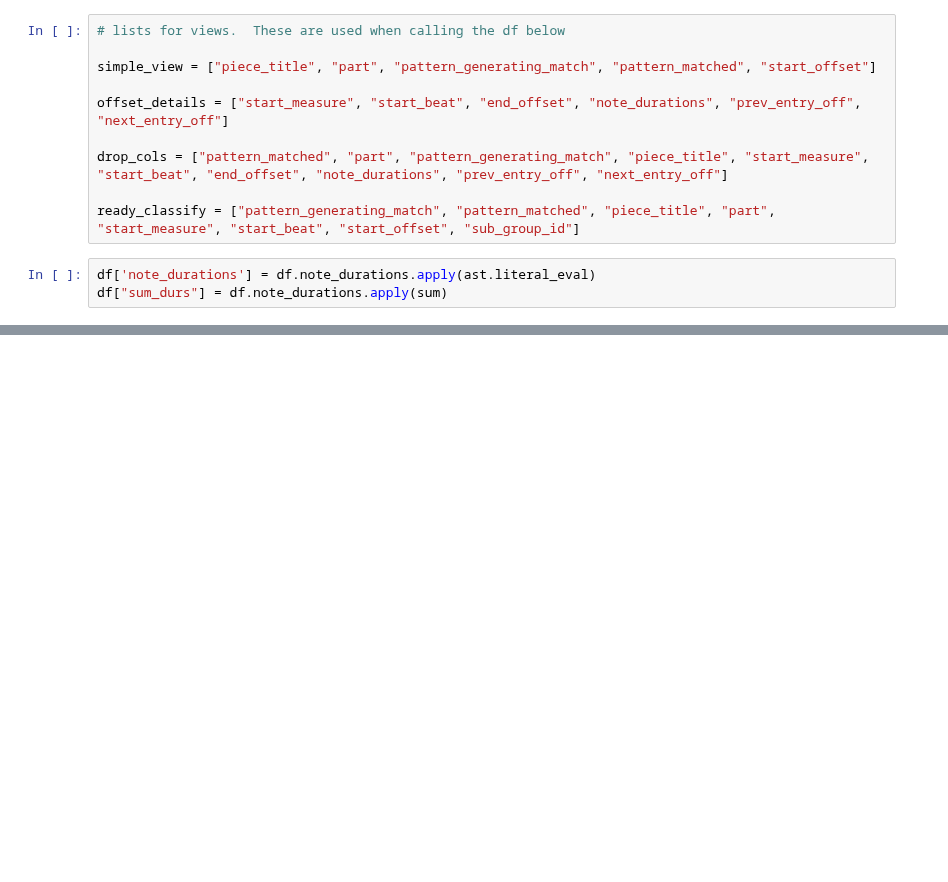
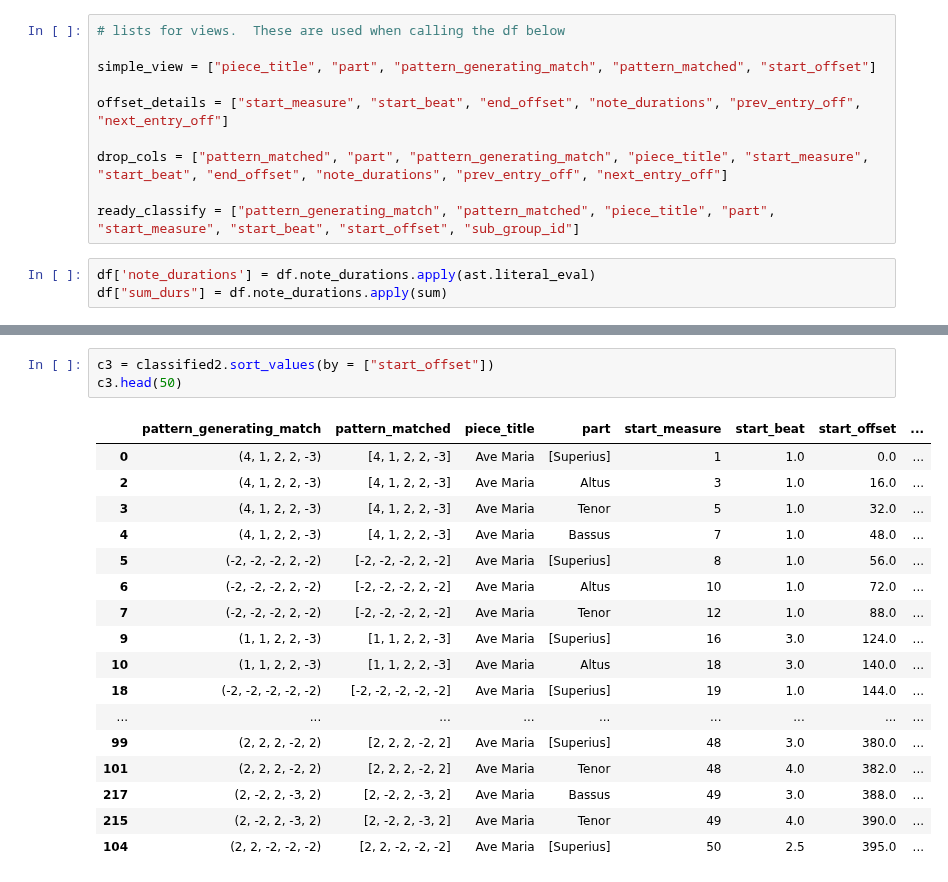
Before and after one commit to RichardFreedman/CRIM-notebooks, a Jupyter notebook: CRIM/CRIM_Group_Tests.ipynb, the cells around one changed output, grey strips where cells are left out. Drawn from its saved outputs; the diff is of its cells as text; blank space fills up the shorter version.

```diff
--- a/CRIM/CRIM_Group_Tests.ipynb
+++ b/CRIM/CRIM_Group_Tests.ipynb
@@ -195,0 +214,21 @@ classified2.head(50)
+# %%
+c3 = classified2.sort_values(by = ["start_offset"])
+c3.head(50)
+# %% [output]
+|  | pattern_generating_match | pattern_matched | piece_title | part | start_measure | start_beat | start_offset | ... |
+| 0 | (4, 1, 2, 2, -3) | [4, 1, 2, 2, -3] | Ave Maria | [Superius] | 1 | 1.0 | 0.0 | ... |
+| 2 | (4, 1, 2, 2, -3) | [4, 1, 2, 2, -3] | Ave Maria | Altus | 3 | 1.0 | 16.0 | ... |
+| 3 | (4, 1, 2, 2, -3) | [4, 1, 2, 2, -3] | Ave Maria | Tenor | 5 | 1.0 | 32.0 | ... |
+| 4 | (4, 1, 2, 2, -3) | [4, 1, 2, 2, -3] | Ave Maria | Bassus | 7 | 1.0 | 48.0 | ... |
+| 5 | (-2, -2, -2, 2, -2) | [-2, -2, -2, 2, -2] | Ave Maria | [Superius] | 8 | 1.0 | 56.0 | ... |
+| 6 | (-2, -2, -2, 2, -2) | [-2, -2, -2, 2, -2] | Ave Maria | Altus | 10 | 1.0 | 72.0 | ... |
+| 7 | (-2, -2, -2, 2, -2) | [-2, -2, -2, 2, -2] | Ave Maria | Tenor | 12 | 1.0 | 88.0 | ... |
+| 9 | (1, 1, 2, 2, -3) | [1, 1, 2, 2, -3] | Ave Maria | [Superius] | 16 | 3.0 | 124.0 | ... |
+| 10 | (1, 1, 2, 2, -3) | [1, 1, 2, 2, -3] | Ave Maria | Altus | 18 | 3.0 | 140.0 | ... |
+| 18 | (-2, -2, -2, -2, -2) | [-2, -2, -2, -2, -2] | Ave Maria | [Superius] | 19 | 1.0 | 144.0 | ... |
+| ... | ... | ... | ... | ... | ... | ... | ... | ... |
+| 99 | (2, 2, 2, -2, 2) | [2, 2, 2, -2, 2] | Ave Maria | [Superius] | 48 | 3.0 | 380.0 | ... |
+| 101 | (2, 2, 2, -2, 2) | [2, 2, 2, -2, 2] | Ave Maria | Tenor | 48 | 4.0 | 382.0 | ... |
+| 217 | (2, -2, 2, -3, 2) | [2, -2, 2, -3, 2] | Ave Maria | Bassus | 49 | 3.0 | 388.0 | ... |
+| 215 | (2, -2, 2, -3, 2) | [2, -2, 2, -3, 2] | Ave Maria | Tenor | 49 | 4.0 | 390.0 | ... |
+| 104 | (2, 2, -2, -2, -2) | [2, 2, -2, -2, -2] | Ave Maria | [Superius] | 50 | 2.5 | 395.0 | ... |
```
Also changed, not shown: parts of 7 cells of this notebook, 10 other files.
